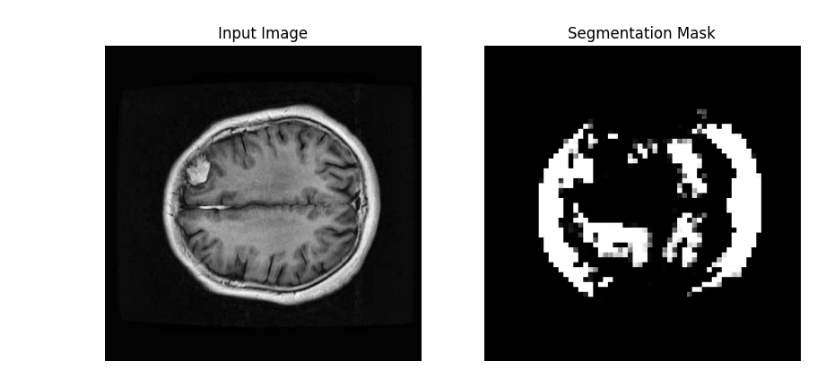
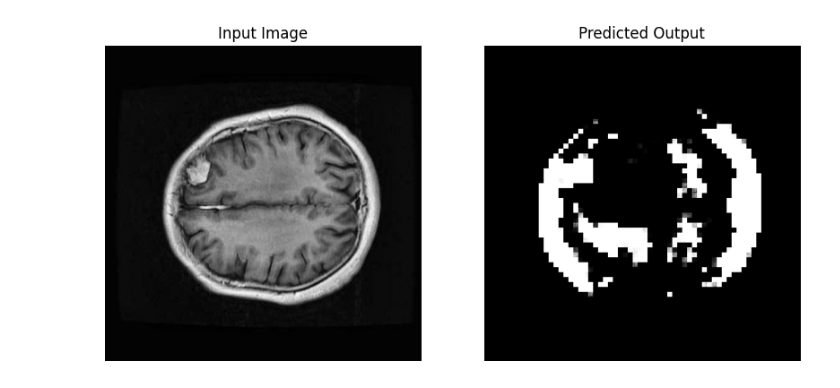
Before and after one commit to Salitre97/semantic-segmentation, a Jupyter notebook: notebooks/cnn_encoderdecoder.ipynb, the cells around one changed output. Saved outputs shown, nothing was run; the diff lists cells and outputs as text; code cells hidden in the pictures.

```diff
--- a/notebooks/cnn_encoderdecoder.ipynb
+++ b/notebooks/cnn_encoderdecoder.ipynb
@@ -13,6 +13,7 @@ from sklearn.metrics import confusion_matrix
 import seaborn as sns
 import matplotlib.pyplot as plt
 from torchsummary import summary
+import time
 
 # Check if GPU is available and set the device accordingly
 device = torch.device('cuda' if torch.cuda.is_available() else 'cpu')
@@ -129,9 +130,8 @@ def train(model, train_loader, valid_loader, num_epochs, learning_rate):
 
     train_loss_history = []
     valid_loss_history = []
-    all_vlabels =  []
-    all_vpreds = []
 
+    start_time = time.time()
     # Training loop
     for epoch in range(num_epochs):
         model.train()
@@ -173,9 +173,6 @@ def train(model, train_loader, valid_loader, num_epochs, learning_rate):
                 correct_valid += (predicted == masks).sum().item()
                 total_valid += masks.numel()
 
-                all_vpreds.extend(predicted.view(-1).cpu().numpy())
-                all_vlabels.extend(masks.view(-1).cpu().numpy())
-
         valid_accuracy = correct_valid / total_valid
 
         print(f"Epoch {epoch+1}/{num_epochs}: "
@@ -188,11 +185,13 @@ def train(model, train_loader, valid_loader, num_epochs, learning_rate):
         train_loss_history.append(train_loss/len(train_loader))
         valid_loss_history.append(valid_loss/len(valid_loader))
 
-    return model, train_loss_history, valid_loss_history, all_vlabels, all_vpreds
+    end_time = time.time()
+    print(f"Time taken: {end_time - start_time:.2f}s")
+    return model, train_loss_history, valid_loss_history
 
 
 model = CNN_EncoderDecoder()
-model, train_loss_history, valid_loss_history = train(model, train_loader, valid_loader, num_epochs=20, learning_rate=0.001)
+model, train_loss_history, valid_loss_history = train(model, train_loader, valid_loader, num_epochs=50, learning_rate=0.001)
 # %% [output]
 Length of image files: 1501
 Length of mask files: 1501
@@ -224,29 +253,29 @@ plt.show()
 # %%
 # Save the trained model
 torch.save(model.state_dict(), os.path.join(base_dir, 'cnn_encoderdecoder.pth'))
 
 # Load the trained model
 model.load_state_dict(torch.load(os.path.join(base_dir, 'cnn_encoderdecoder.pth')))
 model.eval()
 
 # Run inference on a sample image
 image_path = os.path.join(base_dir, "semantic-segmentation/test2/images/27_jpg.rf.b2a2b9811786cc32a23c46c560f04d07.jpg")
 image = Image.open(image_path).convert("L")
 input_image = image_transform(image).unsqueeze(0).to(device)
 with torch.no_grad():
     output = model(input_image)
 output_np = output.squeeze(0).cpu().numpy()
 
 # Plot the input image and the segmentation mask
 plt.figure(figsize=(10, 5))
 plt.subplot(1, 2, 1)
 plt.imshow(image, cmap='gray')
 plt.title('Input Image')
 plt.axis('off')
 plt.subplot(1, 2, 2)
 plt.imshow(output_np[0], cmap='gray')
-plt.title('Segmentation Mask')
+plt.title('Predicted Output')
 plt.axis('off')
 plt.show()
 # %% [output]
-[figure, old version]
+[figure, new version]
```
Also changed, not shown: parts of 4 cells of this notebook, 1 other file.
